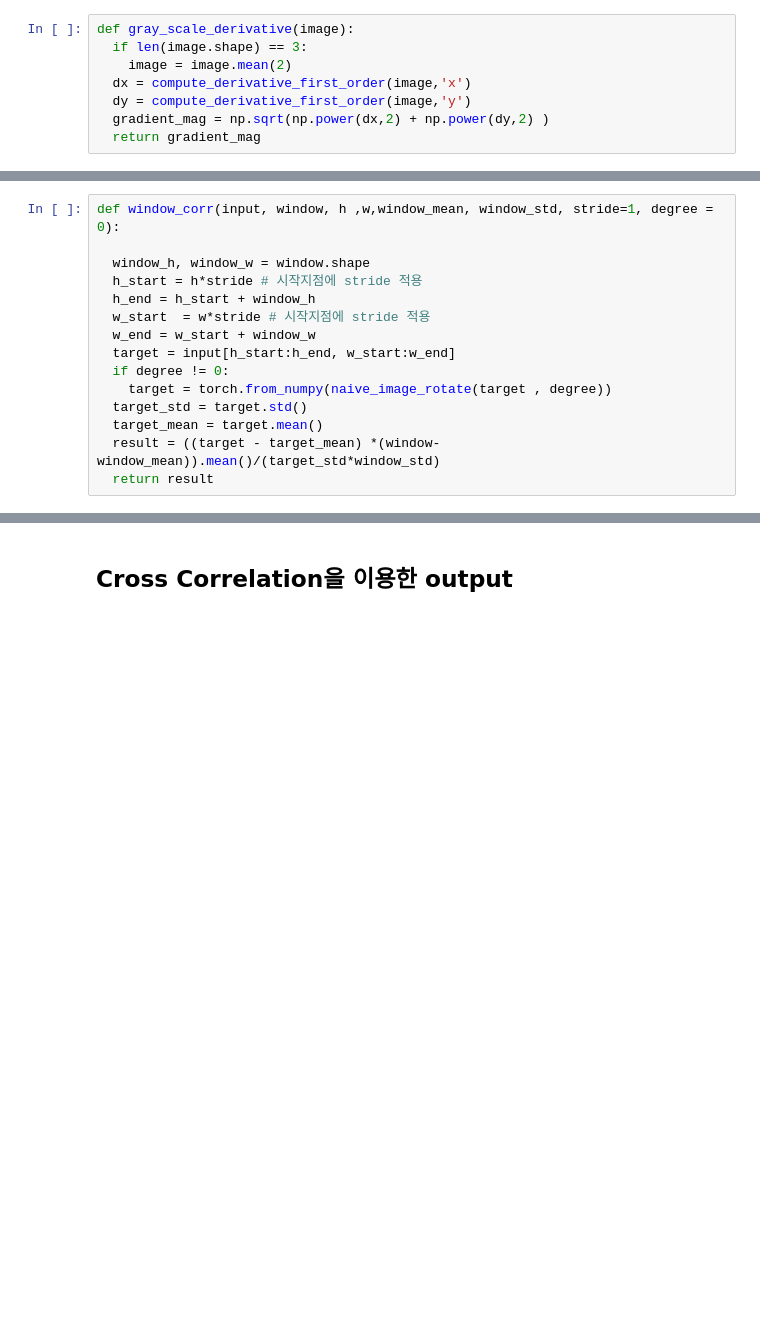
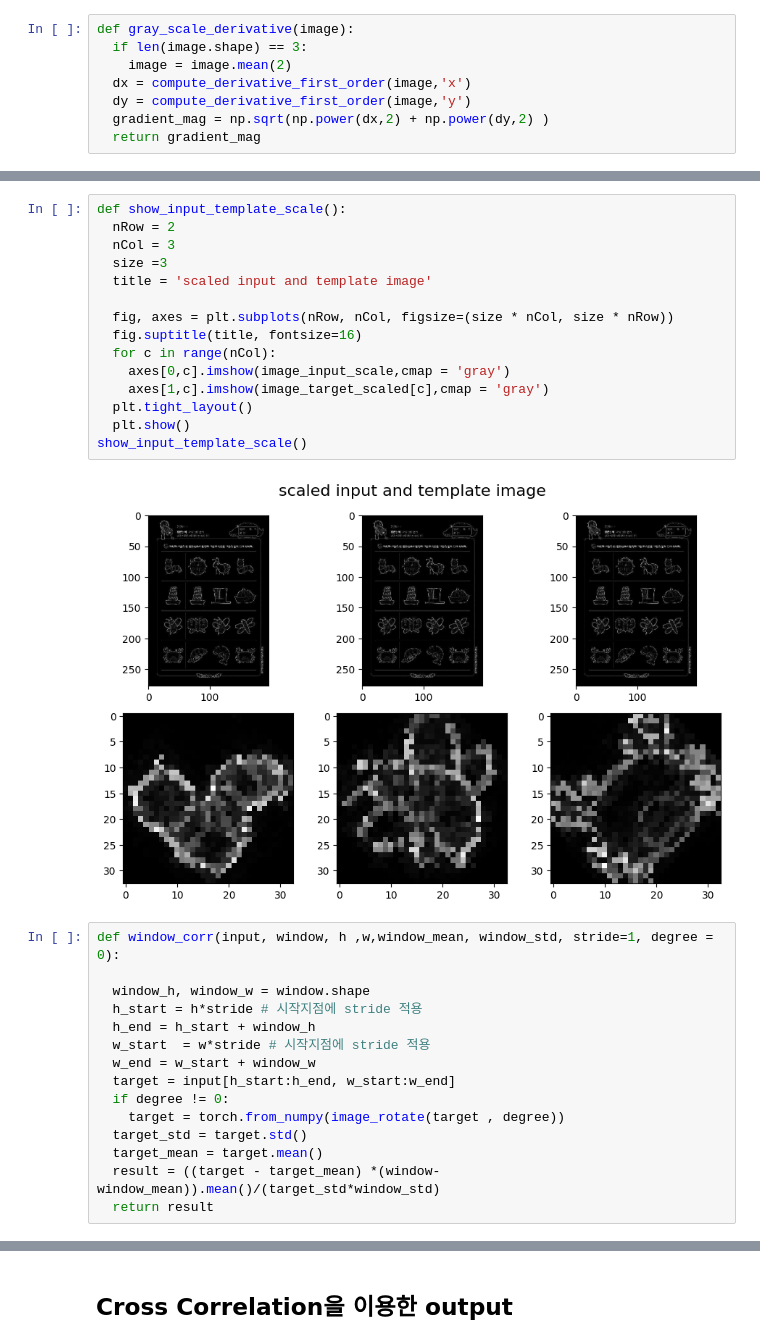
Before and after one commit to alzee03/object-detection-human-interface-media, a Jupyter notebook: find_same_picture.ipynb, the cells around one changed output, grey strips where cells are left out. Cells and saved outputs as stored; diff of their text form; blank space fills up the shorter version.

```diff
--- a/find_same_picture.ipynb
+++ b/find_same_picture.ipynb
@@ -143,3 +158,20 @@ tensor(11.4959, dtype=torch.float64)
+# %%
+def show_input_template_scale():
+  nRow = 2
+  nCol = 3
+  size =3
+  title = 'scaled input and template image'
+
+  fig, axes = plt.subplots(nRow, nCol, figsize=(size * nCol, size * nRow))
+  fig.suptitle(title, fontsize=16)
+  for c in range(nCol):
+    axes[0,c].imshow(image_input_scale,cmap = 'gray')
+    axes[1,c].imshow(image_target_scaled[c],cmap = 'gray')
+  plt.tight_layout()
+  plt.show()
+show_input_template_scale()
+# %% [output]
+[figure, added]
 # %%
 def window_corr(input, window, h ,w,window_mean, window_std, stride=1, degree = 0):
 
@@ -150,7 +182,7 @@ def window_corr(input, window, h ,w,window_mean, window_std, stride=1, degree =
   w_end = w_start + window_w
   target = input[h_start:h_end, w_start:w_end]
   if degree != 0:
-    target = torch.from_numpy(naive_image_rotate(target , degree))
+    target = torch.from_numpy(image_rotate(target , degree))
   target_std = target.std()
   target_mean = target.mean()
   result = ((target - target_mean) *(window-window_mean)).mean()/(target_std*window_std)
```
Also changed, not shown: parts of 22 cells of this notebook, 9 other files.
